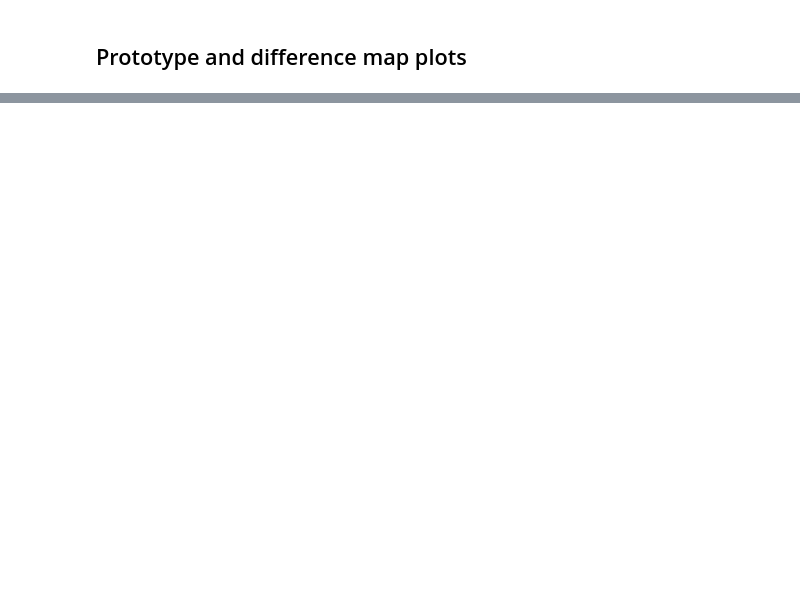
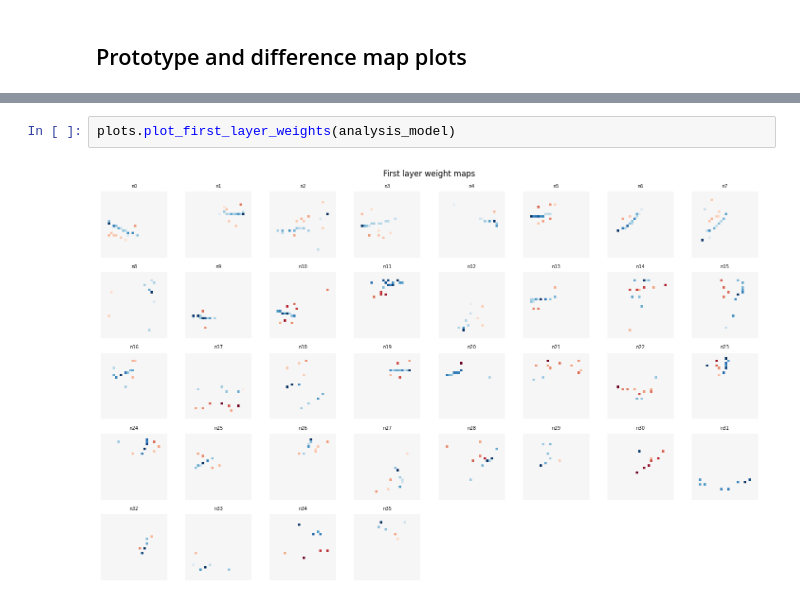
Before and after one commit to Iwe-Coumou/Project-ML, a Jupyter notebook: analysis.ipynb, the cells around one changed output, grey strips where cells are left out. Drawn from its saved outputs; the diff is of its cells as text; blank space fills up the shorter version.

```diff
--- a/analysis.ipynb
+++ b/analysis.ipynb
@@ -139,0 +174,4 @@ plots.plot_cluster_prototypes_and_diff_all(all_prototypes)
+# %%
+plots.plot_first_layer_weights(analysis_model)
+# %% [output]
+[figure, added]
```
Also changed, not shown: parts of 22 cells of this notebook, 4 other files.
